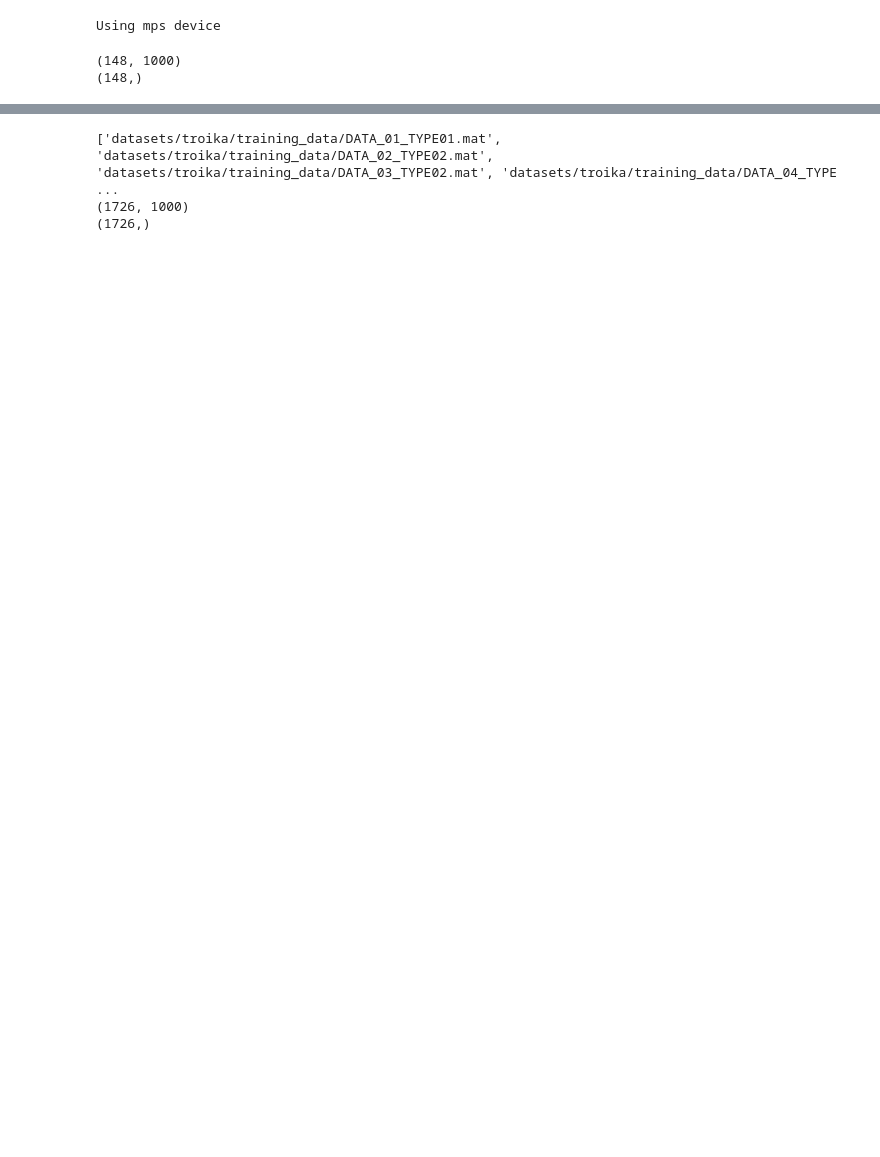
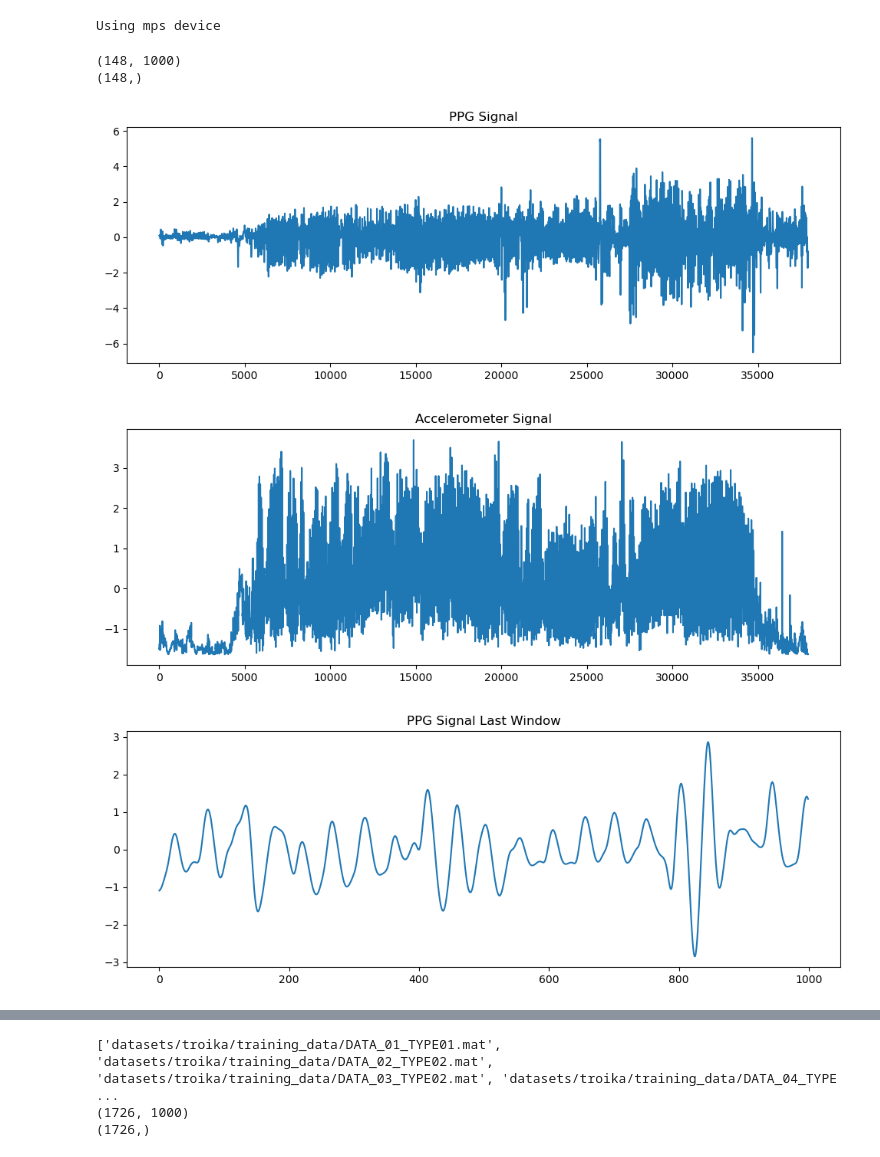
Before and after one commit to tmagcaya/MotionPPGNet, a Jupyter notebook: main.ipynb, the cells around one changed output, grey strips where cells are left out. Cells and saved outputs as stored; diff of their text form; code cells hidden in the pictures; blank space fills up the shorter version.

Commit message:
Basic plots added

```diff
--- a/main.ipynb
+++ b/main.ipynb
@@ -61,37 +61,65 @@ ref_fl = ref_fls[0]
 ppg, accx, accy, accz = LoadTroikaDataFile(data_fl)
 
 # bandpass filter the signals
+# TODO Bandpass window above is not being used
 ppg = bandpass_filter(ppg, fs)
 accx = bandpass_filter(accx, fs)
 accy = bandpass_filter(accy, fs)
 accz = bandpass_filter(accz, fs)
 
 # Consider only magnitude of acceleration
 acc = calculate_magnitude(accx, accy, accz)
 
 # Standardization
 ppg = (ppg- np.mean(ppg))/np.std(ppg)
 acc = (acc- np.mean(acc))/np.std(acc)
 
 # loading the reference file
 ground_truth = sp.io.loadmat(ref_fl)['BPM0'].reshape(-1)
 
 X1 = []
 y1 = ground_truth
 for i in range(0, len(ppg) - window_length + 1, window_shift):
 
     # aggregate accelerometer data into single signal to get the acc window
     ppg_window = ppg[i:i+window_length]
     acc_window = acc[i:i+window_length]
 
     X1.append(ppg_window)
 
 
 X1 = np.array(X1)
 print(X1.shape)
 print(y1.shape)
-# Visualization Code
+
+class viz:
+    def __init__(self, figsize = None):
+        self.figsize = figsize
+    def plot(self, value, time_ax = None, title = None):
+        plt.figure(figsize=self.figsize)
+        if time_ax:
+            plt.plot(time_ax, value)
+        else:
+            plt.plot(value)
+        if title:
+            plt.title(title)
+        plt.show()
+
+
+
+# Visualization data for the first and last window
+pltviz = viz(figsize=(12, 4))
+
+pltviz.plot(ppg, title="PPG Signal")
+pltviz.plot(acc,title = "Accelerometer Signal")
+
+pltviz.plot(ppg_window, title="PPG Signal Last Window")
+pltviz.plot(acc_window,title = "Accelerometer Magnitude Last Window")
+
 # single_set_plot(ppg, acc, ground_truth, X1)
 # %% [output]
 (148, 1000)
 (148,)
+[figure, added]
+[figure, added]
+[figure, added]
```
Also changed, not shown: parts of 2 cells of this notebook, 2 other files.
